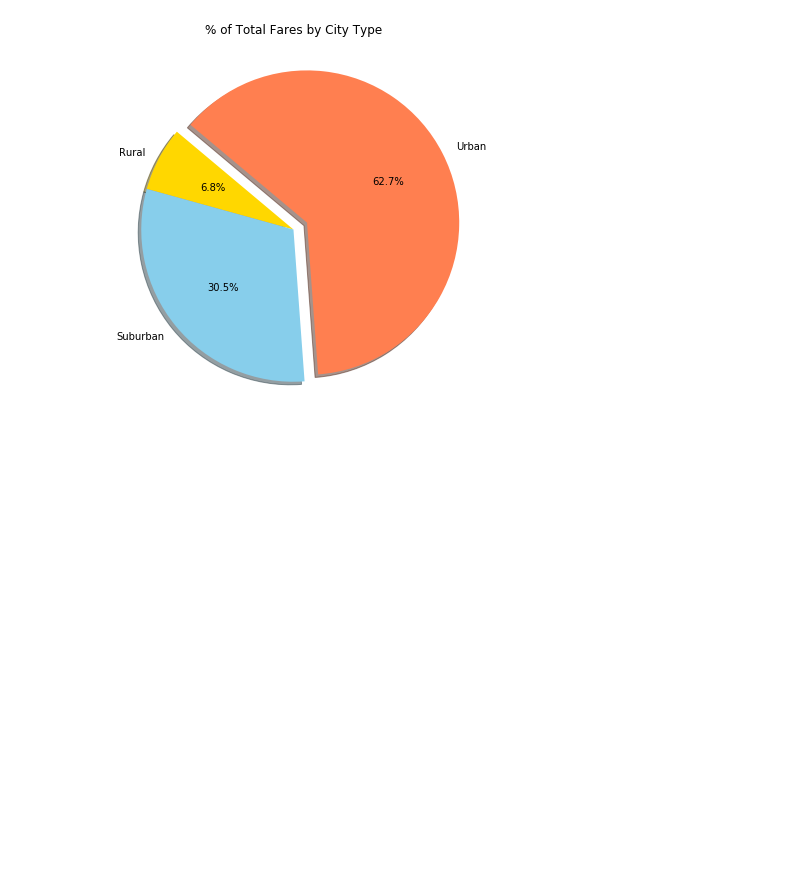
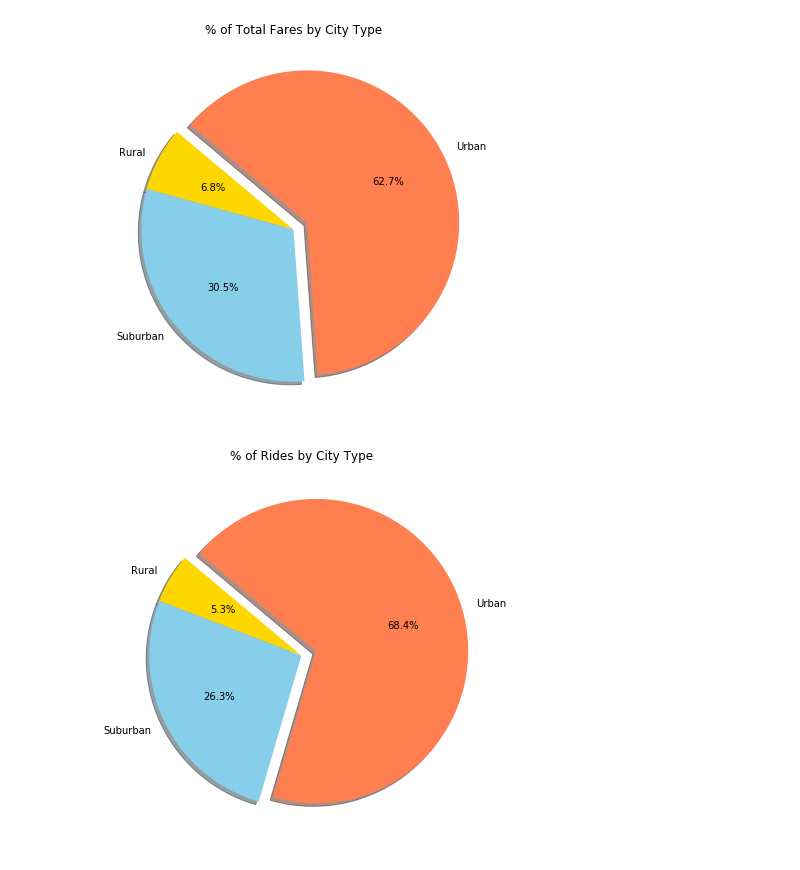
Before and after one commit to djoleary5/Pyber, a Jupyter notebook: rideshare_analysis.ipynb, the cells around one changed output. Saved outputs shown, nothing was run; the diff lists cells and outputs as text; code cells hidden in the pictures; blank space fills up the shorter version.

Commit message:
% of rides by city type

```diff
--- a/rideshare_analysis.ipynb
+++ b/rideshare_analysis.ipynb
@@ -97,3 +97,19 @@ plt.savefig('output/fares_city_type.png', bbox_extra_artists=(side_text,), bbox_
 plt.show()
 # %% [output]
 [figure]
+# %%
+# Calculate Ride Percents
+rides = [ruralFares['ride_id'].count(), suburbanFares['ride_id'].count(), urbanFares['ride_id'].count()]
+labels = ['Rural', 'Suburban', 'Urban']
+colors = ["Gold", "SkyBlue", "Coral"]
+explode = (0, 0, 0.1)
+# Build Pie Chart
+plt.figure(figsize=(10,7))
+plt.pie(rides, explode=explode, labels=labels, colors=colors,
+        autopct="%1.1f%%", shadow=True, startangle=140)
+plt.title("% of Rides by City Type")
+# Save Figure
+plt.savefig('output/rides_city_type.png', bbox_extra_artists=(side_text,), bbox_inches='tight')
+plt.show()
+# %% [output]
+[figure, added]
```
Also changed, not shown: 1 other file.
